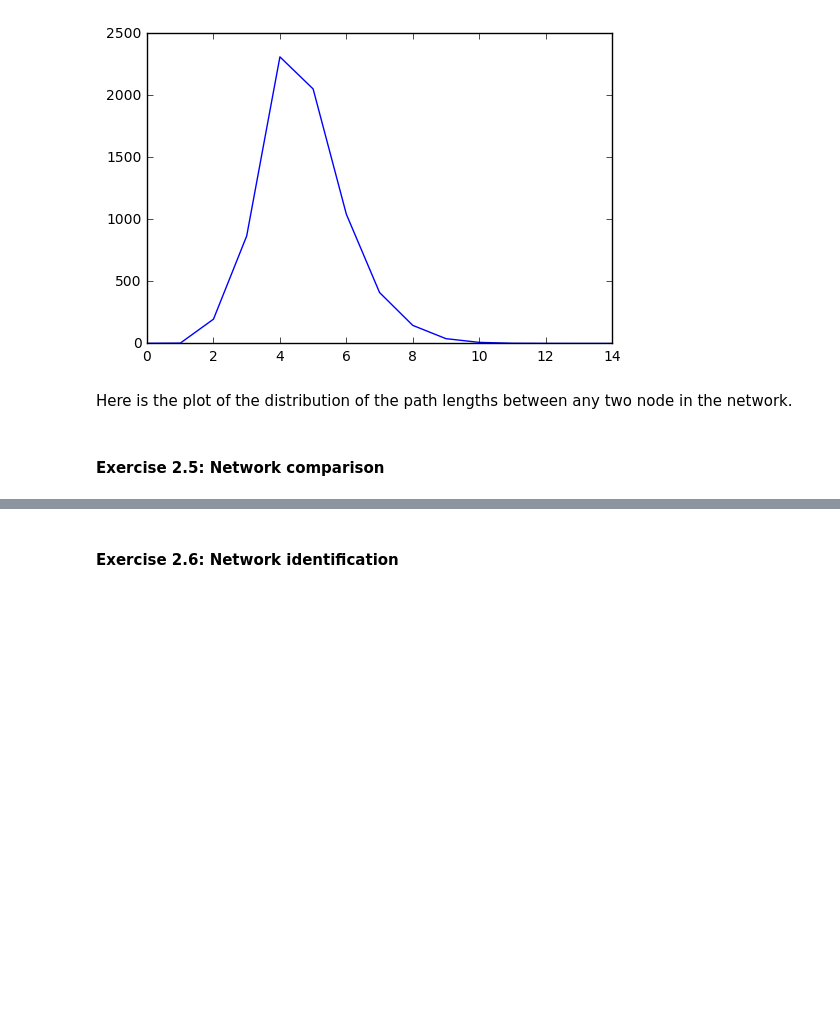
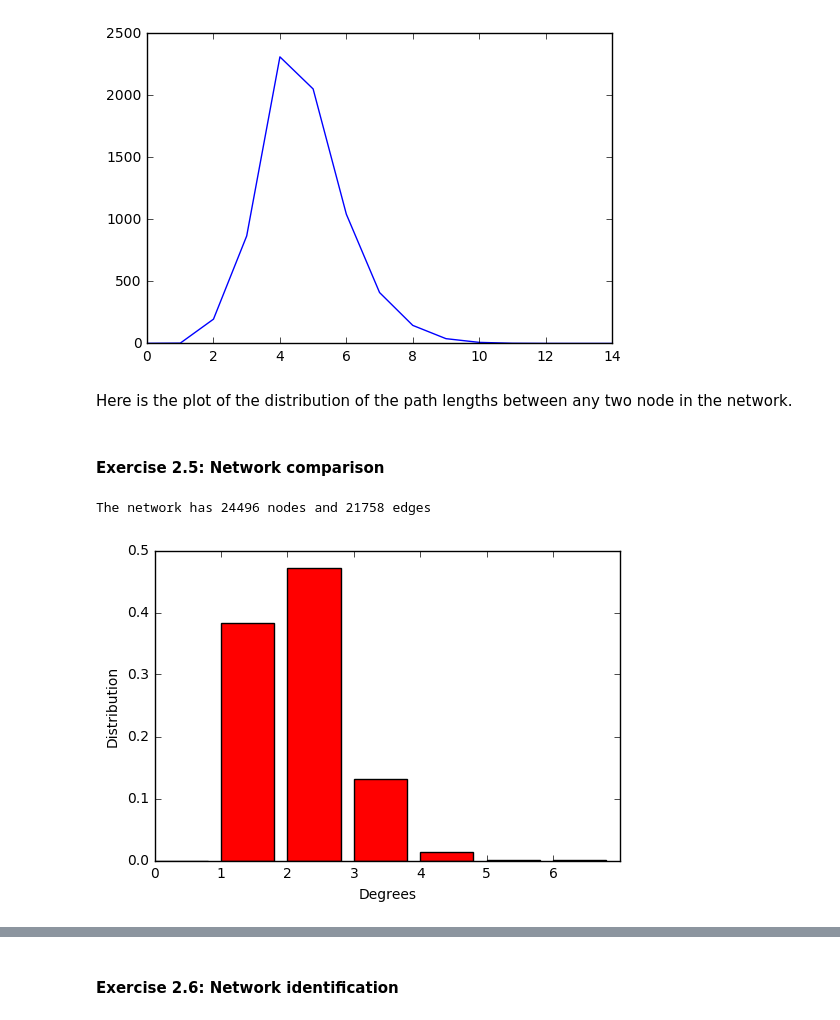
Before and after one commit to jeanbaptistebeau/Internet-Analytics-Notebooks, a Jupyter notebook: lab2/notebooks/ix-lab2-notebook-part1.ipynb, the cells around one changed output, grey strips where cells are left out. Saved outputs shown, nothing was run; the diff lists cells and outputs as text; code cells hidden in the pictures; blank space fills up the shorter version.

```diff
--- a/lab2/notebooks/ix-lab2-notebook-part1.ipynb
+++ b/lab2/notebooks/ix-lab2-notebook-part1.ipynb
@@ -145,3 +144,23 @@ plt.plot(list(distribution.keys()), list(distribution.values()))
 Here is the plot of the distribution of the path lengths between any two node in the network.
 # %% [markdown]
 #### Exercise 2.5: Network comparison
+# %%
+G2 = read_edge_file('../data/network2.csv')
+# %%
+print("The network has", len(G2), "nodes", "and", G2.size(), "edges")
+# %% [output]
+The network has 24496 nodes and 21758 edges
+# %%
+deg_distr = compute_deg_dist(G2)
+N = 10
+fig, ax = plt.subplots()
+x = list(deg_distr.keys())[:N]
+x.insert(0, 0)
+y = list(deg_distr.values())[:N]
+y.insert(0, 0)
+plt.bar(x, y, tick_label=['0', '1', '2', '3', '4', '5', '6'], color='r')
+ax.xaxis.set_label_text("Degrees")
+ax.yaxis.set_label_text("Distribution")
+plt.show()
+# %% [output]
+[figure, added]
```
Also changed, not shown: parts of 8 cells of this notebook.
